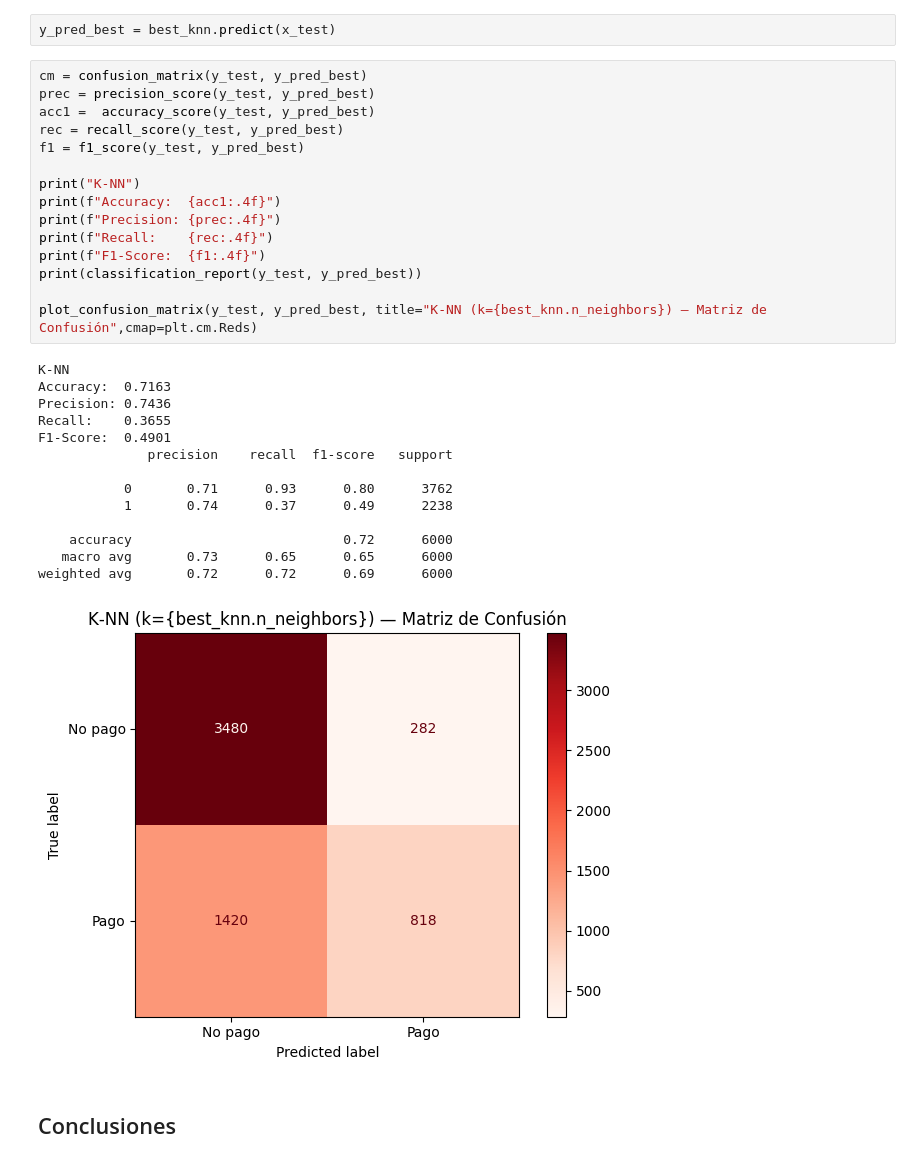
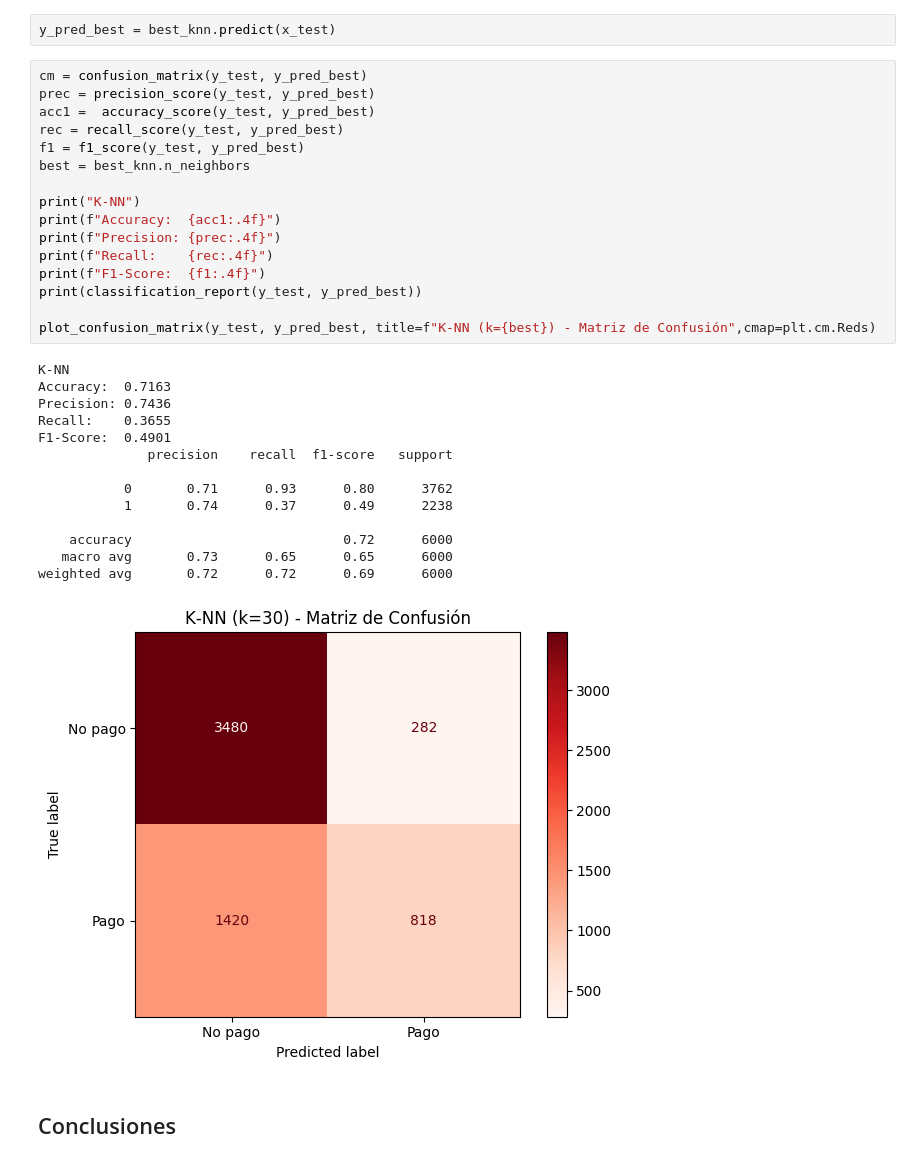
Before and after one commit to Malk97sc/Data_Science, a Jupyter notebook: Ejercicio 1 - BASICO.ipynb, the cells around one changed output. Saved outputs shown, nothing was run; the diff lists cells and outputs as text.

```diff
--- a/Ejercicio 1 - BASICO.ipynb
+++ b/Ejercicio 1 - BASICO.ipynb
@@ -579,33 +600,34 @@ y_pred_best = best_knn.predict(x_test)
 # %%
 cm = confusion_matrix(y_test, y_pred_best)
 prec = precision_score(y_test, y_pred_best)
 acc1 =  accuracy_score(y_test, y_pred_best)
 rec = recall_score(y_test, y_pred_best)
 f1 = f1_score(y_test, y_pred_best)
+best = best_knn.n_neighbors
 
 print("K-NN")
 print(f"Accuracy:  {acc1:.4f}")
 print(f"Precision: {prec:.4f}")
 print(f"Recall:    {rec:.4f}")
 print(f"F1-Score:  {f1:.4f}")
 print(classification_report(y_test, y_pred_best))
 
-plot_confusion_matrix(y_test, y_pred_best, title="K‑NN (k={best_knn.n_neighbors}) — Matriz de Confusión",cmap=plt.cm.Reds)
+plot_confusion_matrix(y_test, y_pred_best, title=f"K‑NN (k={best}) - Matriz de Confusión",cmap=plt.cm.Reds)
 # %% [output]
 K-NN
 Accuracy:  0.7163
 Precision: 0.7436
 Recall:    0.3655
 F1-Score:  0.4901
               precision    recall  f1-score   support
 
            0       0.71      0.93      0.80      3762
            1       0.74      0.37      0.49      2238
 
     accuracy                           0.72      6000
    macro avg       0.73      0.65      0.65      6000
 weighted avg       0.72      0.72      0.69      6000
-[figure, old version]
+[figure, new version]
 # %% [markdown]
 ## Conclusiones
 # %% [markdown]
```
Also changed, not shown: parts of 40 cells of this notebook, 3 other files.
